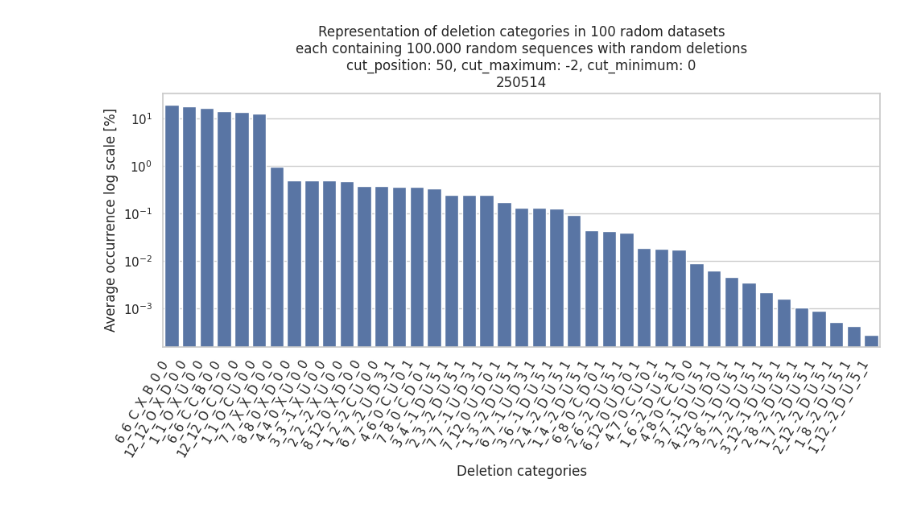
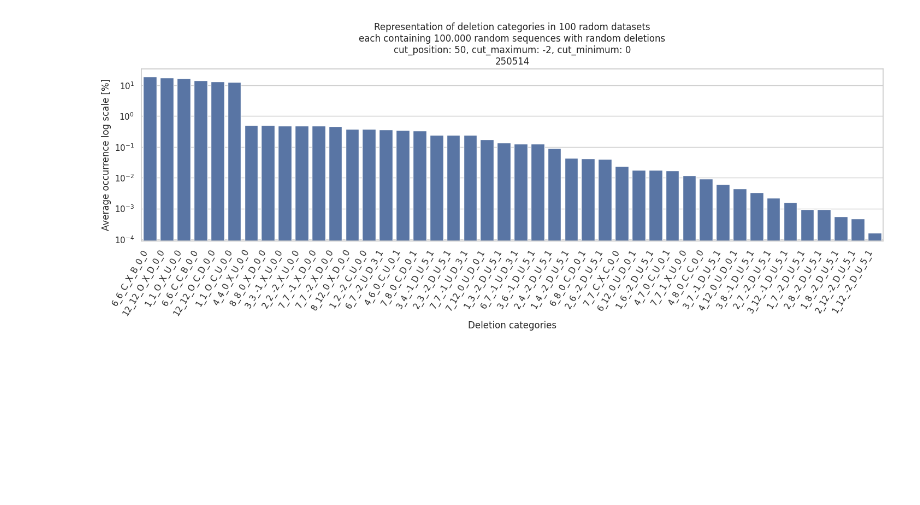
Before and after one commit to pribylad/CRISPRlysis, a Jupyter notebook: random_seq_generator.ipynb, the cells around one changed output. Saved outputs shown, nothing was run; the diff lists cells and outputs as text; code cells hidden in the pictures; blank space fills up the shorter version.

```diff
--- a/random_seq_generator.ipynb
+++ b/random_seq_generator.ipynb
@@ -192,5 +198,5 @@ Final DataFrame shape: (3783, 11)
 # %%
-output_filename = "../../CRISPRlysis_outputs/random_2025/random_sequences_grouped.tsv"
+output_filename = f"../../CRISPRlysis_outputs/random_2025/random_sequences_grouped_{cut_maximum}_{cut_position}_{cut_minimum}_{date}.tsv"
 
 # Load the final DataFrame
 final_df = pd.read_csv(output_filename, sep='\t')
@@ -258,15 +253,15 @@ plt.show()
 # %%
 # Plot the Combination vs NormReads with log scale
-plt.figure(figsize=(10, 6))
+plt.figure(figsize=(df_grouped.shape[0]/3, 6))
 sns.set_theme(style="whitegrid")
 sns.barplot(x='Combination', y='NormReads', data=df_grouped)
 plt.xticks(rotation=60, ha='right')
 plt.xlabel('Deletion categories')
 plt.ylabel('Average occurrence log scale [%]')
 plt.yscale('log')
 plt.title(f'Representation of deletion categories in {iterations} radom datasets\neach containing 100.000 random sequences with random deletions\ncut_position: {cut_position}, cut_maximum: {cut_maximum}, cut_minimum: {cut_minimum}\n{date}')
 plt.tight_layout()
 plt.savefig(f'../../CRISPRlysis_outputs/random_2025/random_sequences_grouped_{cut_maximum}_{cut_position}_{cut_minimum}_log_{date}.png', dpi=300)
 plt.show()
 # %% [output]
-[figure, old version]
+[figure, new version]
```
Also changed, not shown: parts of 6 cells of this notebook, 2 other files.
